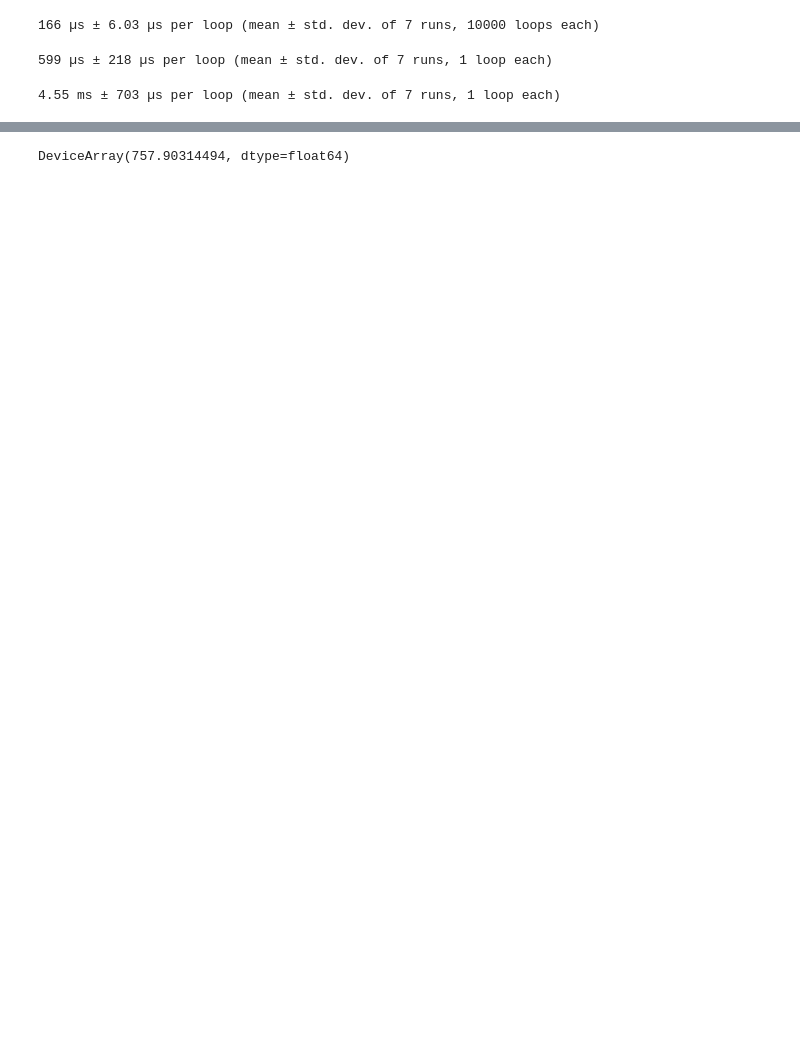
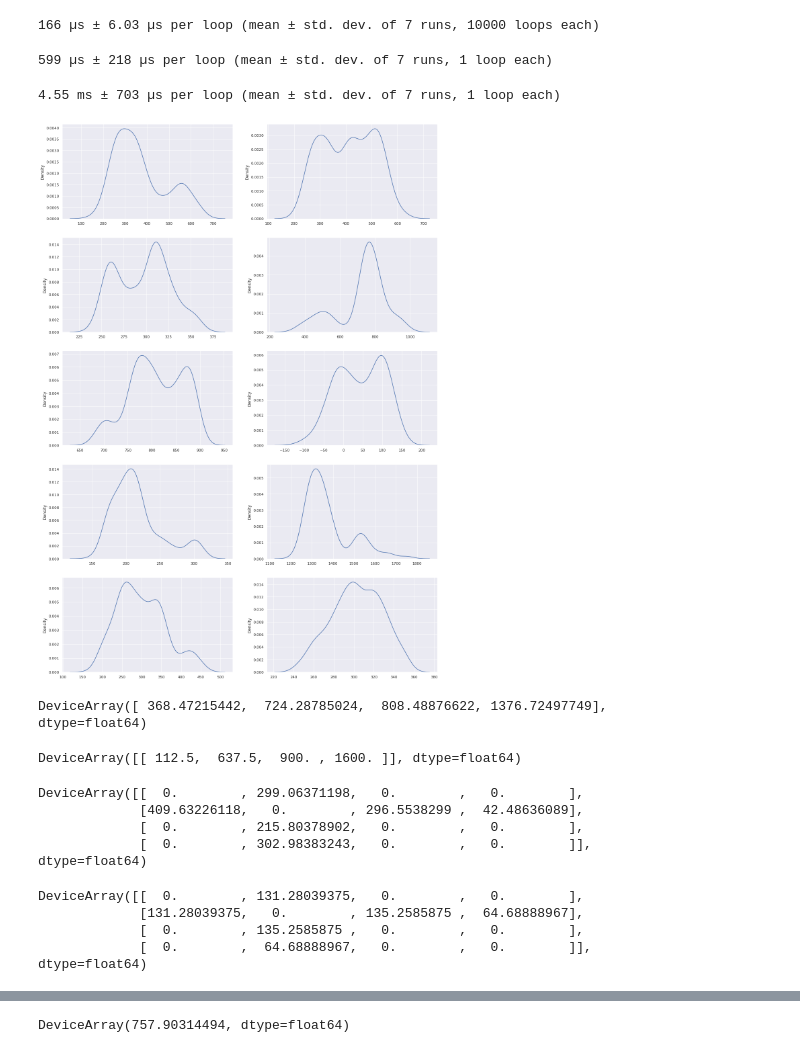
Before and after one commit to SharmaLlama/ticktack, a Jupyter notebook: notebooks/Analytic_Solution.ipynb, the cells around one changed output, grey strips where cells are left out. Saved outputs shown, nothing was run; the diff lists cells and outputs as text; code cells hidden in the pictures; blank space fills up the shorter version.

```diff
--- a/notebooks/Analytic_Solution.ipynb
+++ b/notebooks/Analytic_Solution.ipynb
@@ -140,12 +140,38 @@ test = mcmc.get_samples()
 import seaborn as sns
 sns.set()
 # %%
-fig, axes = plt.subplots(19, 2, figsize=(20, 100))
+fig, axes = plt.subplots(5, 2, figsize=(20, 30))
 for index, variable in enumerate(test.T):
-    axis = axes[index % 19][index % 2]
+    axis = axes[index % 5][index % 2]
     sns.kdeplot(test.T[index], ax=axis)
+# %% [output]
+[figure, added]
 # %%
 omg = np.mean(test, axis=0)
+# %%
+inferred_reservoirs = omg[:4]
+inferred_reservoirs
+# %% [output]
+DeviceArray([ 368.47215442,  724.28785024,  808.48876622, 1376.72497749],            dtype=float64)
+# %%
+cbm._reservoir_content
+# %% [output]
+DeviceArray([[ 112.5,  637.5,  900. , 1600. ]], dtype=float64)
+# %%
+inferred_fluxes = omg[4:]
+parse_parameters(inferred_fluxes)
+# %% [output]
+DeviceArray([[  0.        , 299.06371198,   0.        ,   0.        ],
+             [409.63226118,   0.        , 296.5538299 ,  42.48636089],
+             [  0.        , 215.80378902,   0.        ,   0.        ],
+             [  0.        , 302.98383243,   0.        ,   0.        ]],            dtype=float64)
+# %%
+cbm._corrected_fluxes
+# %% [output]
+DeviceArray([[  0.        , 131.28039375,   0.        ,   0.        ],
+             [131.28039375,   0.        , 135.2585875 ,  64.68888967],
+             [  0.        , 135.2585875 ,   0.        ,   0.        ],
+             [  0.        ,  64.68888967,   0.        ,   0.        ]],            dtype=float64)
 # %%
 ana = analytic_solution(omg, data[0])
 # %%
```
Also changed, not shown: parts of 5 cells of this notebook.
